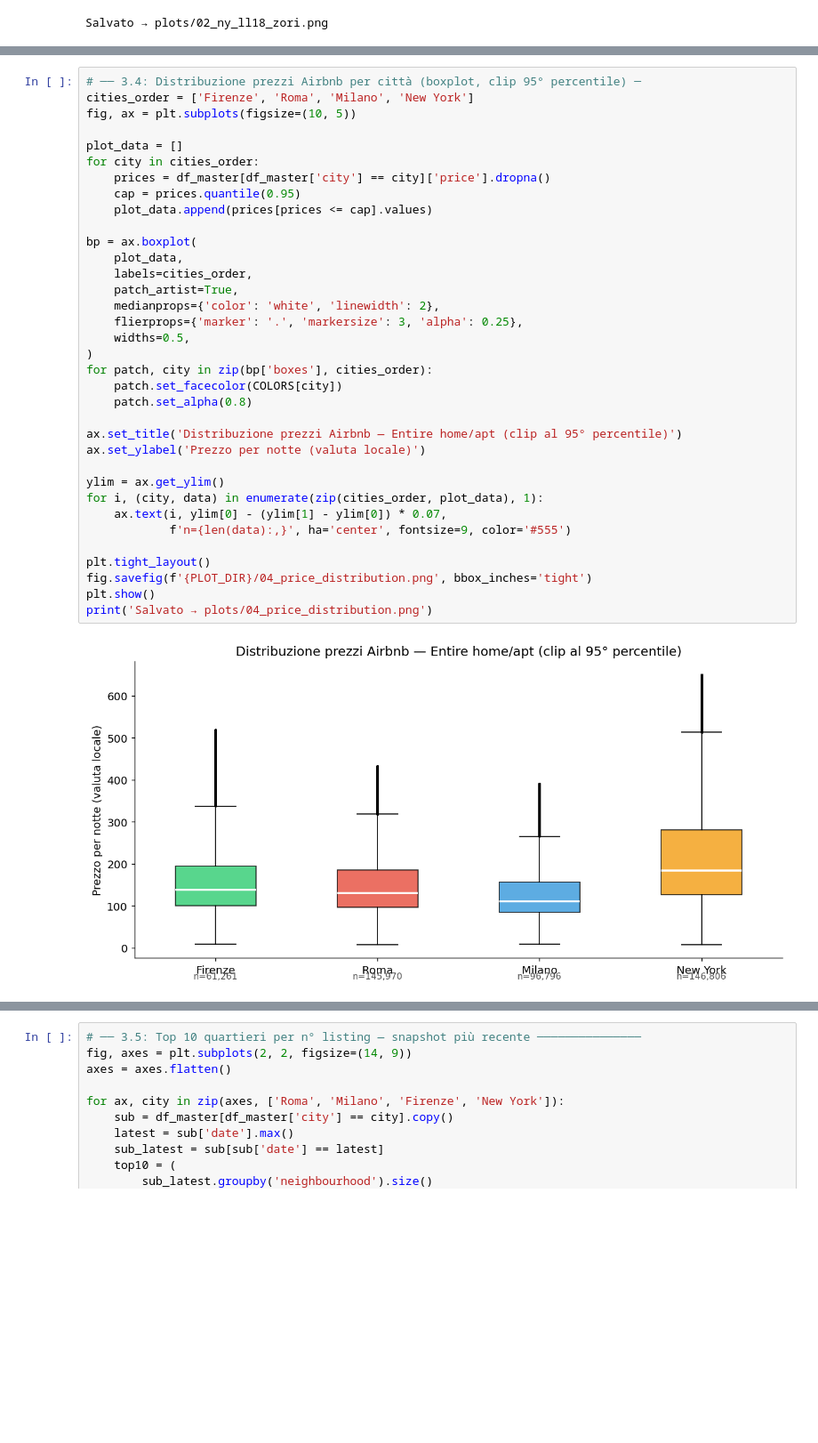
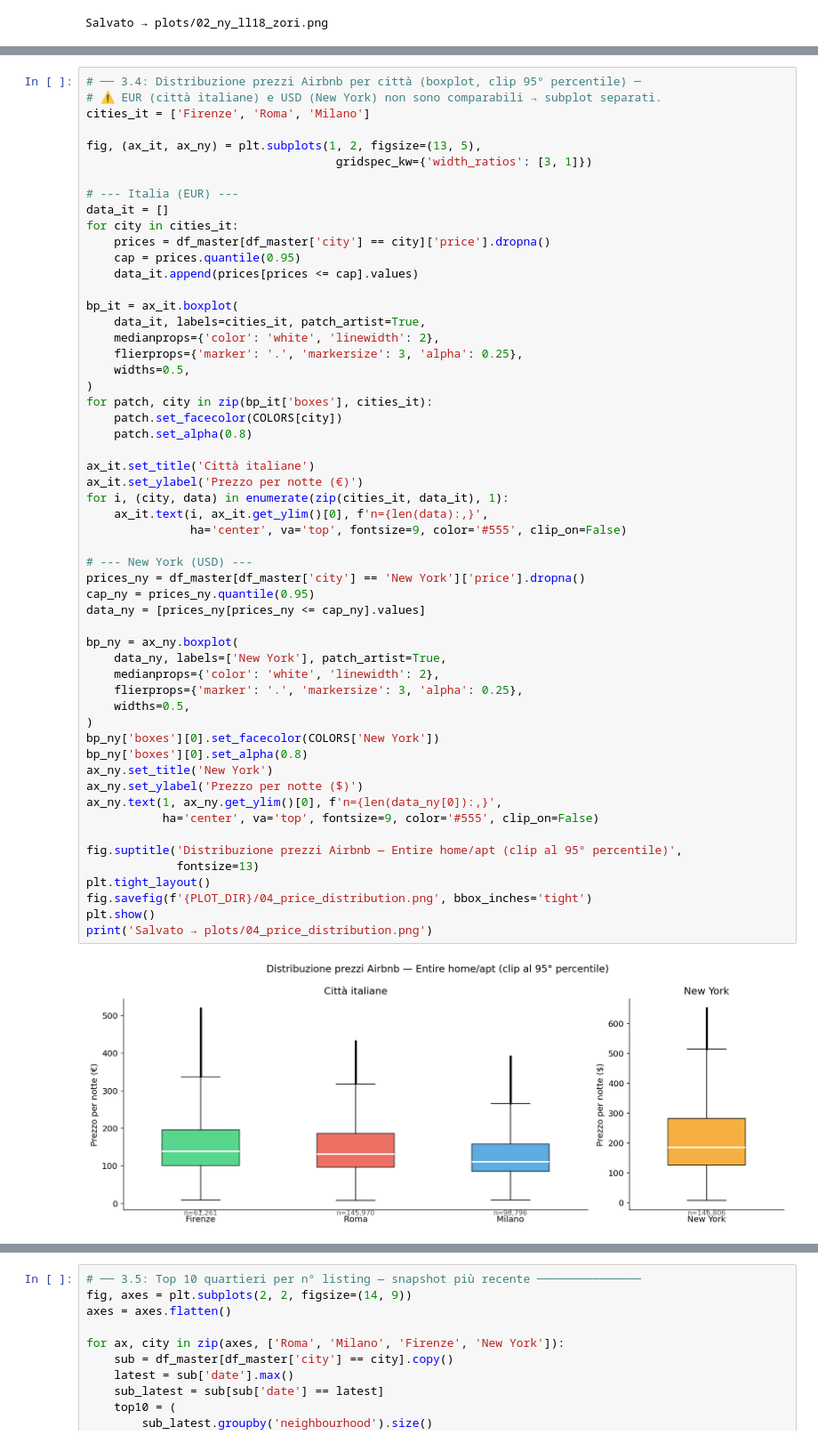
Before and after one commit to Gloreti03/AirBnB-effect-study-with-OLS, a Jupyter notebook: 01_eda_airbnb.ipynb, the cells around one changed output, grey strips where cells are left out. Shown at 89% size. Saved outputs shown, nothing was run; the diff lists cells and outputs as text; blank space fills up the shorter version.

```diff
--- a/01_eda_airbnb.ipynb
+++ b/01_eda_airbnb.ipynb
@@ -760,41 +781,61 @@ print('Salvato → plots/03_omi_trends.png')
 Salvato → plots/03_omi_trends.png
 # %%
 # ── 3.4: Distribuzione prezzi Airbnb per città (boxplot, clip 95° percentile) ─
-cities_order = ['Firenze', 'Roma', 'Milano', 'New York']
-fig, ax = plt.subplots(figsize=(10, 5))
+# ⚠️ EUR (città italiane) e USD (New York) non sono comparabili → subplot separati.
+cities_it = ['Firenze', 'Roma', 'Milano']
 
-plot_data = []
-for city in cities_order:
+fig, (ax_it, ax_ny) = plt.subplots(1, 2, figsize=(13, 5),
+                                    gridspec_kw={'width_ratios': [3, 1]})
+
+# --- Italia (EUR) ---
+data_it = []
+for city in cities_it:
     prices = df_master[df_master['city'] == city]['price'].dropna()
     cap = prices.quantile(0.95)
-    plot_data.append(prices[prices <= cap].values)
+    data_it.append(prices[prices <= cap].values)
 
-bp = ax.boxplot(
-    plot_data,
-    labels=cities_order,
-    patch_artist=True,
+bp_it = ax_it.boxplot(
+    data_it, labels=cities_it, patch_artist=True,
     medianprops={'color': 'white', 'linewidth': 2},
     flierprops={'marker': '.', 'markersize': 3, 'alpha': 0.25},
     widths=0.5,
 )
-for patch, city in zip(bp['boxes'], cities_order):
+for patch, city in zip(bp_it['boxes'], cities_it):
     patch.set_facecolor(COLORS[city])
     patch.set_alpha(0.8)
 
-ax.set_title('Distribuzione prezzi Airbnb — Entire home/apt (clip al 95° percentile)')
-ax.set_ylabel('Prezzo per notte (valuta locale)')
+ax_it.set_title('Città italiane')
+ax_it.set_ylabel('Prezzo per notte (€)')
+for i, (city, data) in enumerate(zip(cities_it, data_it), 1):
+    ax_it.text(i, ax_it.get_ylim()[0], f'n={len(data):,}',
+               ha='center', va='top', fontsize=9, color='#555', clip_on=False)
 
-ylim = ax.get_ylim()
-for i, (city, data) in enumerate(zip(cities_order, plot_data), 1):
-    ax.text(i, ylim[0] - (ylim[1] - ylim[0]) * 0.07,
-            f'n={len(data):,}', ha='center', fontsize=9, color='#555')
+# --- New York (USD) ---
+prices_ny = df_master[df_master['city'] == 'New York']['price'].dropna()
+cap_ny = prices_ny.quantile(0.95)
+data_ny = [prices_ny[prices_ny <= cap_ny].values]
 
+bp_ny = ax_ny.boxplot(
+    data_ny, labels=['New York'], patch_artist=True,
+    medianprops={'color': 'white', 'linewidth': 2},
+    flierprops={'marker': '.', 'markersize': 3, 'alpha': 0.25},
+    widths=0.5,
+)
+bp_ny['boxes'][0].set_facecolor(COLORS['New York'])
+bp_ny['boxes'][0].set_alpha(0.8)
+ax_ny.set_title('New York')
+ax_ny.set_ylabel('Prezzo per notte ($)')
+ax_ny.text(1, ax_ny.get_ylim()[0], f'n={len(data_ny[0]):,}',
+           ha='center', va='top', fontsize=9, color='#555', clip_on=False)
+
+fig.suptitle('Distribuzione prezzi Airbnb — Entire home/apt (clip al 95° percentile)',
+             fontsize=13)
 plt.tight_layout()
 fig.savefig(f'{PLOT_DIR}/04_price_distribution.png', bbox_inches='tight')
 plt.show()
 print('Salvato → plots/04_price_distribution.png')
 # %% [output]
-[figure, old version]
+[figure, new version]
 Salvato → plots/04_price_distribution.png
 # %%
 # ── 3.5: Top 10 quartieri per n° listing — snapshot più recente ───────────────
```
Also changed, not shown: parts of 9 cells of this notebook, 7 other files.
